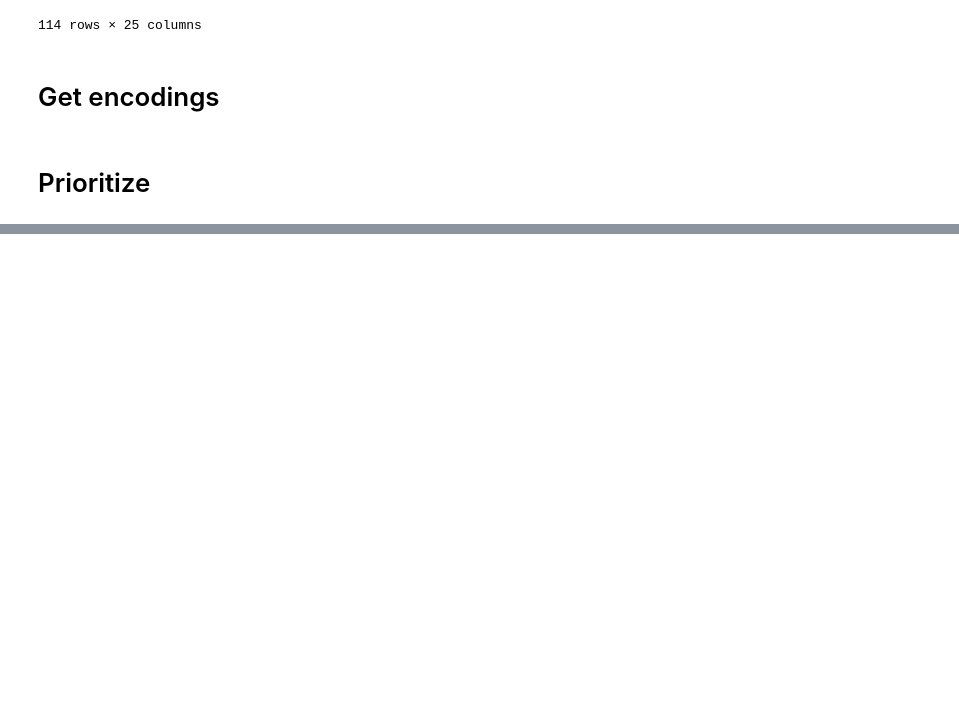
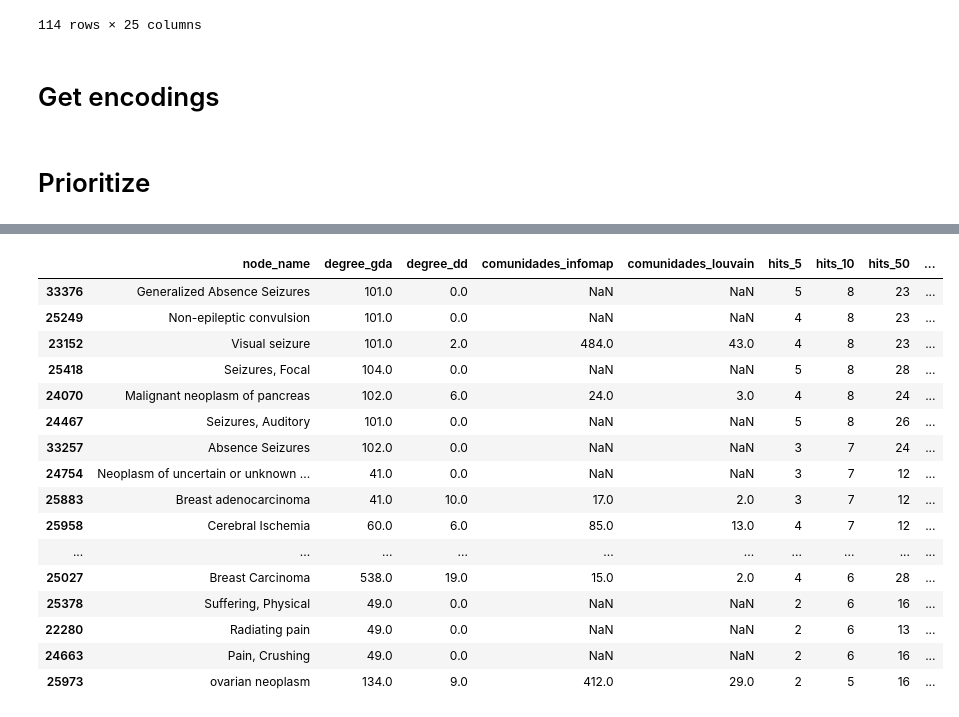
Before and after one commit to ingridheuer/gcnn_gdas, a Jupyter notebook: exploration/notebooks/pipeline_exploration/explore_predictions.ipynb, the cells around one changed output, grey strips where cells are left out. Cells and saved outputs as stored; diff of their text form; code cells hidden in the pictures; blank space fills up the shorter version.

```diff
--- a/exploration/notebooks/pipeline_exploration/explore_predictions.ipynb
+++ b/exploration/notebooks/pipeline_exploration/explore_predictions.ipynb
@@ -343,4 +281,0 @@ filtered_predictions[:50]
-# %%
-k = 100
-top_k_pred = predictions[:k].node_index.values
-len(set(top_k_pred).intersection(set(existing_edges)))
@@ -362,0 +282,5 @@ True
+# %%
+disease_evals = {}
+for disease in tqdm(df[df.node_type == "disease"].index.values):
+    predictions = prioritize(disease, new_encodings,df)
+    disease_evals[disease] = hits_at_k(disease,predictions,new_full_df)
@@ -362,0 +292,25 @@ True
+# %%
+total_disease_evals = pd.DataFrame(disease_evals).T
+cols = total_disease_evals.columns
+total_disease_evals = total_disease_evals.merge(df["node_name"],left_index=True,right_index=True)[["node_name",*cols]]
+
+total_gene_evals = pd.DataFrame(gene_evals).T
+cols = total_gene_evals.columns
+total_gene_evals = total_gene_evals.merge(df["node_name"],left_index=True,right_index=True)[["node_name",*cols]]
+# %%
+k_list = [5,10,50,100]
+summary_disease_evals = pd.DataFrame()
+for k in k_list:
+    summary_disease_evals[f"hits_{k}"] = total_disease_evals[f"{k}_new"] + total_disease_evals[f"{k}_seen"]
+
+cols = summary_disease_evals.columns
+add_cols=["node_name","degree_gda","degree_dd","comunidades_infomap","comunidades_louvain"]
+summary_disease_evals = pd.merge(summary_disease_evals,df[add_cols],left_index=True,right_index=True)[[*add_cols,*cols]]
+
+summary_gene_evals = pd.DataFrame()
+for k in k_list:
+    summary_gene_evals[f"hits_{k}"] = total_gene_evals[f"{k}_new"] + total_gene_evals[f"{k}_seen"]
+
+cols = summary_gene_evals.columns
+add_cols = ["node_name","degree_gda","degree_pp"]
+summary_gene_evals = pd.merge(summary_gene_evals,df[add_cols],left_index=True,right_index=True)[[*add_cols,*cols]]
@@ -362,0 +333,20 @@ True
+# %%
+summary_disease_evals.sort_values(by="hits_10",ascending=False)[20:40]
+# %% [output]
+|  | node_name | degree_gda | degree_dd | comunidades_infomap | comunidades_louvain | hits_5 | hits_10 | hits_50 | ... |
+| 33376 | Generalized Absence Seizures | 101.0 | 0.0 | NaN | NaN | 5 | 8 | 23 | ... |
+| 25249 | Non-epileptic convulsion | 101.0 | 0.0 | NaN | NaN | 4 | 8 | 23 | ... |
+| 23152 | Visual seizure | 101.0 | 2.0 | 484.0 | 43.0 | 4 | 8 | 23 | ... |
+| 25418 | Seizures, Focal | 104.0 | 0.0 | NaN | NaN | 5 | 8 | 28 | ... |
+| 24070 | Malignant neoplasm of pancreas | 102.0 | 6.0 | 24.0 | 3.0 | 4 | 8 | 24 | ... |
+| 24467 | Seizures, Auditory | 101.0 | 0.0 | NaN | NaN | 5 | 8 | 26 | ... |
+| 33257 | Absence Seizures | 102.0 | 0.0 | NaN | NaN | 3 | 7 | 24 | ... |
+| 24754 | Neoplasm of uncertain or unknown ... | 41.0 | 0.0 | NaN | NaN | 3 | 7 | 12 | ... |
+| 25883 | Breast adenocarcinoma | 41.0 | 10.0 | 17.0 | 2.0 | 3 | 7 | 12 | ... |
+| 25958 | Cerebral Ischemia | 60.0 | 6.0 | 85.0 | 13.0 | 4 | 7 | 12 | ... |
+| ... | ... | ... | ... | ... | ... | ... | ... | ... | ... |
+| 25027 | Breast Carcinoma | 538.0 | 19.0 | 15.0 | 2.0 | 4 | 6 | 28 | ... |
+| 25378 | Suffering, Physical | 49.0 | 0.0 | NaN | NaN | 2 | 6 | 16 | ... |
+| 22280 | Radiating pain | 49.0 | 0.0 | NaN | NaN | 2 | 6 | 13 | ... |
+| 24663 | Pain, Crushing | 49.0 | 0.0 | NaN | NaN | 2 | 6 | 16 | ... |
+| 25973 | ovarian neoplasm | 134.0 | 9.0 | 412.0 | 29.0 | 2 | 5 | 16 | ... |
```
Also changed, not shown: parts of 29 cells of this notebook.
